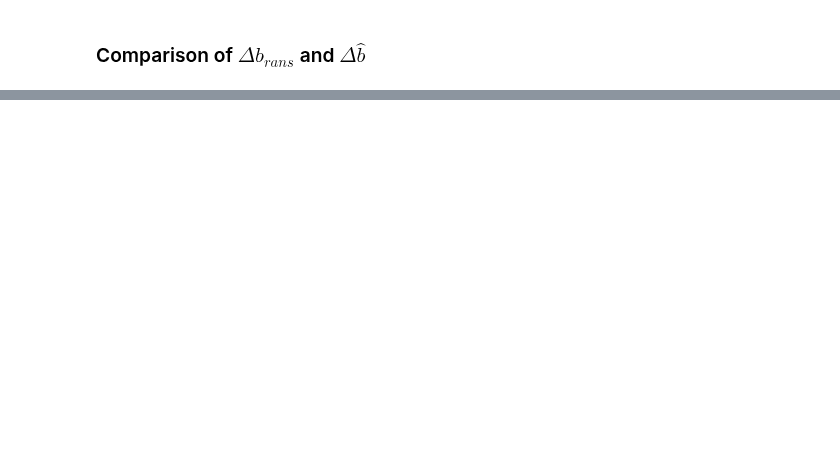
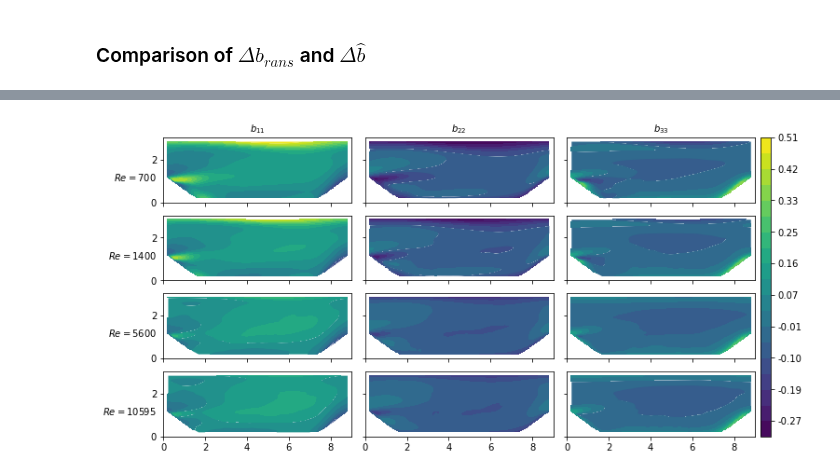
Before and after one commit to leonrccs/data_driven_rans, a Jupyter notebook: notebooks/compare_nn.ipynb, the cells around one changed output, grey strips where cells are left out. Drawn from its saved outputs; the diff is of its cells as text; code cells hidden in the pictures; blank space fills up the shorter version.

```diff
--- a/notebooks/compare_nn.ipynb
+++ b/notebooks/compare_nn.ipynb
@@ -302,0 +458,55 @@ fig_name = time() + '_phill_' + model_names[0] + '_delta_rans_nn_one_colobar.pdf
+# %%
+# grid for visualisation
+grid_x, grid_y = np.mgrid[0.:9.:300j, 0.:3.035:100j]
+
+# get mask for points selection
+mask = mask_boundary_points(grid_x, grid_y)
+
+# set path to save figures
+# fig_path = '/home/leonriccius/Desktop'
+fig_path = '/home/leonriccius/gkm/Masters_Thesis/Images/NN'
+
+# find min and max of the deltas for interval to be plotted
+tmp = th.cat((b_dns)).flatten().detach().numpy()
+b_min = np.min(tmp)
+b_max = np.max(tmp)
+levels_all = np.linspace(b_min, b_max, 20)
+# %%
+# select diagonal components to plot
+components = [[0,0], [1,1], [2,2]]
+
+# set number of columns to plot
+ncols = len(components)
+nrows = len(cases)
+
+# create figure
+fig, axs = plt.subplots(nrows=nrows, ncols=ncols, figsize=(3.5*ncols, 1.25*nrows),
+                        sharex=True, sharey=True, constrained_layout=True)
+
+for i, idx in enumerate(components):
+    for j, b0 in enumerate(b_dns):
+        grid_b0 = griddata(grid_test, b0.detach().numpy()[:,idx[0],idx[1]],
+                                     (grid_x, grid_y), method='linear')
+        curr_plot = axs[j,i].contourf(grid_x, grid_y, grid_b0, levels_all)
+
+        # remove contour lines
+        for contour in [curr_plot]:
+            for c in contour.collections:
+                c.set_edgecolor("face")
+                c.set_linewidth(0.00000000000000001)
+
+    # set component description as title
+    axs[0,i].set_title(r'$b_{'+str(idx[0]+1)+str(idx[1]+1)+'}$', fontsize='medium')
+
+# set row description as text field
+for i, case in enumerate(cases):
+    axs[i,0].text(0, 1, '$Re='+case+'$   ', fontsize='medium', ha='right')
+
+# set one colorbar for the whole figure
+fig.colorbar(curr_plot, ax=axs.flat, aspect=5*ncols*nrows, pad=0.0, format='%.2f')
+
+# save figure
+fig_name = time() + '_phill_variation_of_b_diagonal.pdf'
+# plt.savefig(os.sep.join([fig_path, fig_name]), format='pdf')
+# %% [output]
+[figure, added]
```
Also changed, not shown: parts of 18 cells of this notebook, 3 other files.
